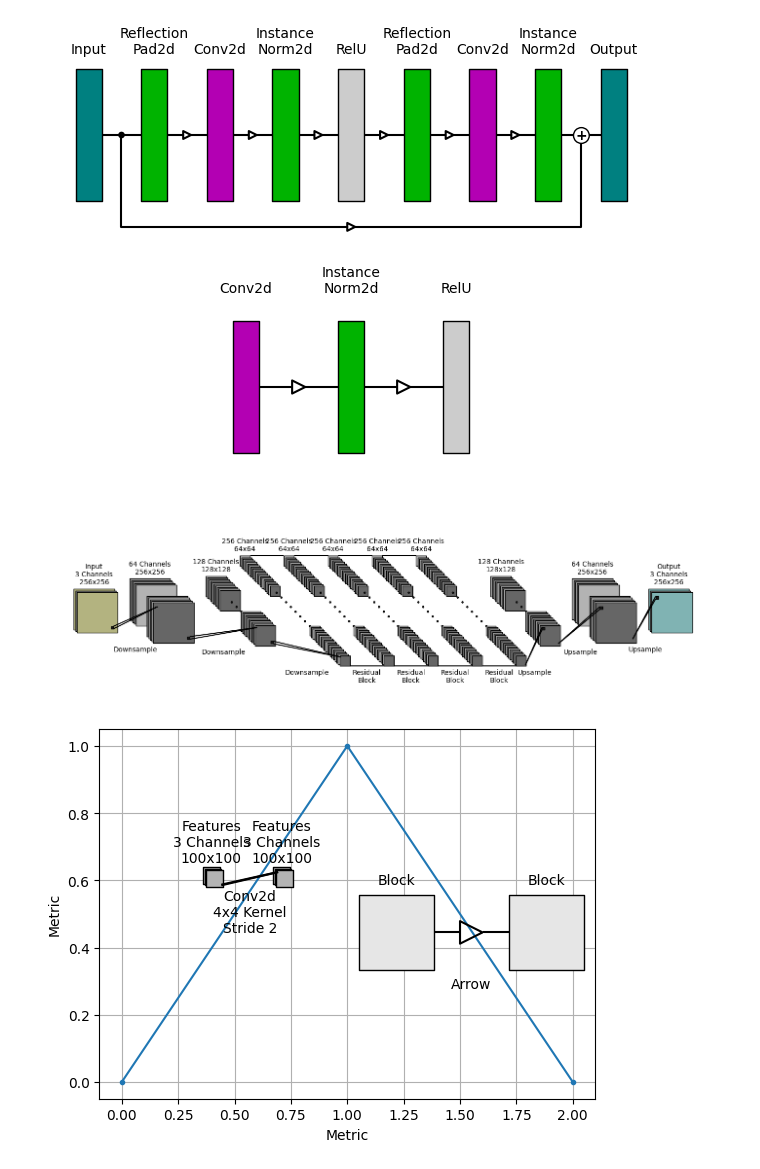
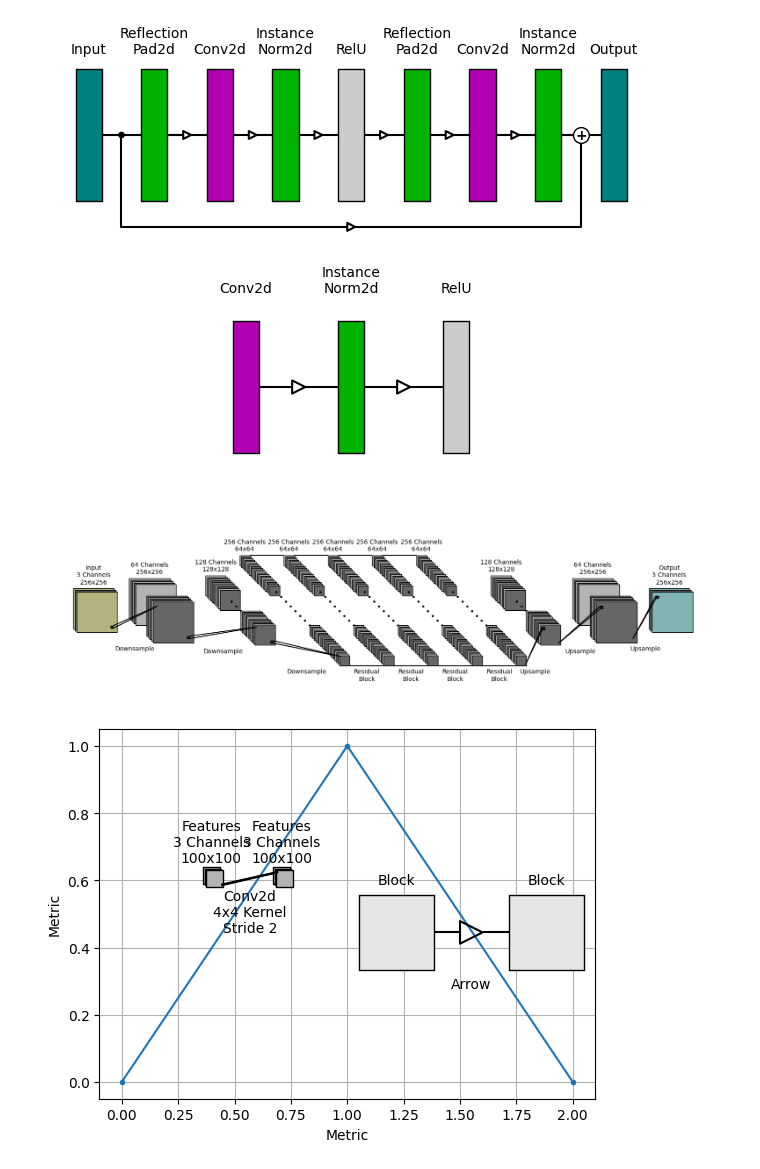
Before and after one commit to nhansendev/PyDrawNet, a Jupyter notebook: examples/examples.ipynb, the cells around one changed output. Saved outputs shown, nothing was run; the diff lists cells and outputs as text; code cells hidden in the pictures.

```diff
--- a/examples/examples.ipynb
+++ b/examples/examples.ipynb
@@ -308,35 +308,35 @@ SR.add_layer(layers.Layer2D(64, 256, 256, "", limited=16, end_channels=5))
 SR.add_layer(layers.Layer2D(128, 128, 128, "", limited=32, end_channels=10))
 SR.add_layer(layers.Layer2D(256, 64, 64, "", limited=64, end_channels=20))
 SR.add_layer(layers.Layer2D(256, 64, 64, "", limited=64, end_channels=20))
 SR.add_layer(layers.Layer2D(256, 64, 64, "", limited=64, end_channels=20))
 SR.add_layer(layers.Layer2D(256, 64, 64, "", limited=64, end_channels=20))
 SR.add_layer(layers.Layer2D(256, 64, 64, "", limited=64, end_channels=20))
 SR.add_layer(layers.Layer2D(128, 128, 128, "", limited=32, end_channels=10))
 SR.add_layer(layers.Layer2D(64, 256, 256, "", limited=16, end_channels=5))
 SR.add_layer(layers.Layer2D(3, 256, 256, "Output", color_light=(0.5, 0.7, 0.7)))
 
 SR.add_operation(operations.Conv2dOp((16, 16), label="Downsample", label_only=True))
 SR.add_operation(operations.Conv2dOp((16, 16), label="Downsample", label_only=True))
 SR.add_operation(operations.Conv2dOp((16, 16), label="Downsample", label_only=True))
 SR.add_operation(operations.LinearOp("Residual\nBlock"))
 SR.add_operation(operations.LinearOp("Residual\nBlock"))
 SR.add_operation(operations.LinearOp("Residual\nBlock"))
 SR.add_operation(operations.LinearOp("Residual\nBlock"))
 SR.add_operation(
     operations.Conv2dOp((16, 16), label="Upsample", label_only=True, reverse=True)
 )
 SR.add_operation(
     operations.Conv2dOp((16, 16), label="Upsample", label_only=True, reverse=True)
 )
 SR.add_operation(
     operations.Conv2dOp((16, 16), label="Upsample", label_only=True, reverse=True)
 )
 
 SR.make_figure()
-plt.gcf().set_size_inches(18, 7)
+plt.gcf().set_size_inches(20, 7)
 SR.render(75, 150, text_y_offset=20)
 # %% [output]
-[figure, old version]
+[figure, new version]
 # %%
 """ Demonstrating adding visualizations within plots """
 
```
Also changed, not shown: parts of 1 cell of this notebook, 6 other files.
